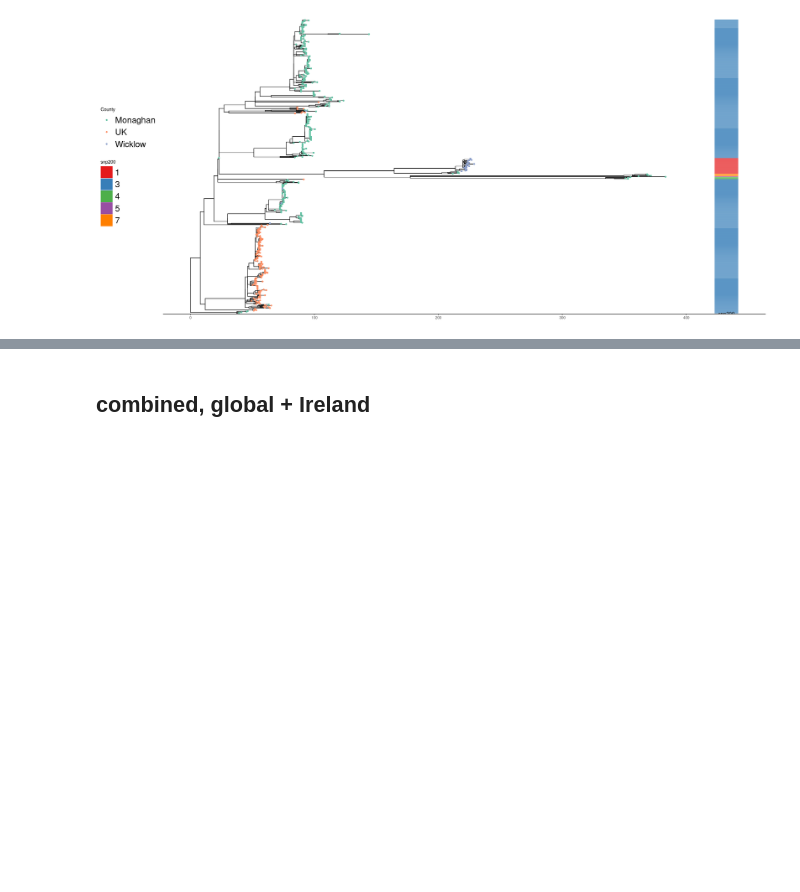
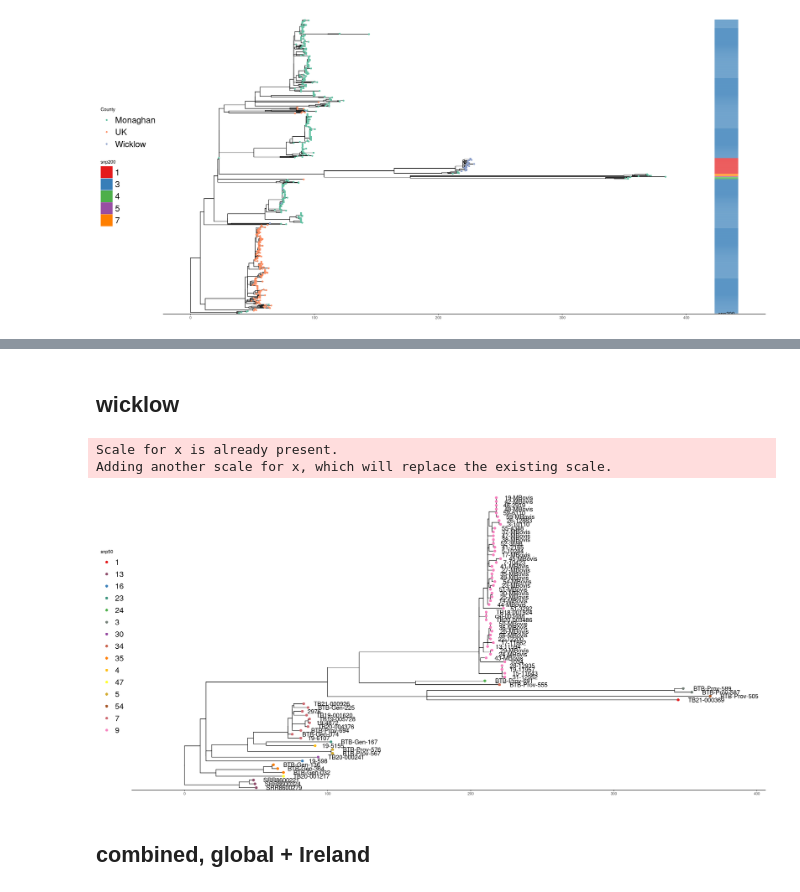
Before and after one commit to dmnfarrell/snipgenie, a Jupyter notebook: notebooks/lineages_tree.ipynb, the cells around one changed output, grey strips where cells are left out. Saved outputs shown, nothing was run; the diff lists cells and outputs as text; code cells hidden in the pictures; blank space fills up the shorter version.

```diff
--- a/notebooks/lineages_tree.ipynb
+++ b/notebooks/lineages_tree.ipynb
@@ -142,9 +128,17 @@ Adding another scale for fill, which will replace the existing scale.
+# %% [markdown]
+## wicklow
 # %%
-tips<-row.names(meta2[meta2$county %in% c('Monaghan'),])
-tips<- c('011-Bov-2000-12.140','018-Bov-2003-18.129','023-Bov-2004-6.263','034-Bov-2004-24.130','112-Bov-2007-19.140','115-Bov-2007-18.129',
-         '19-2438','19-4281','378-Bov-2017-11.145','461','TB20-007278','TB20-008269','TB20-010920','TB20-011622')
+x<-read.table('/storage/btbgenie/wicklow_results/samples.csv',sep=',',header=TRUE,row.names=2)
+randtips<-sample(iretree$tip.label,30)
+tips<-x$sample
+tips<- c(tips,randtips)
 stree<-keep.tip(iretree,tips)
-ggplottree(stree,meta2,'snp50',layout='rect',cmap='Set1',tiplabel=TRUE)
+options(repr.plot.width=22, repr.plot.height=10)
+ggplottree(stree,iremeta,'snp50',layout='rect',cmap='Set1',tiplabel=TRUE)
+# %% [output]
+Scale for x is already present.
+Adding another scale for x, which will replace the existing scale.
+[figure, added]
 # %% [markdown]
 ## combined, global + Ireland
 # %%
```
Also changed, not shown: parts of 8 cells of this notebook, 29 other files.
